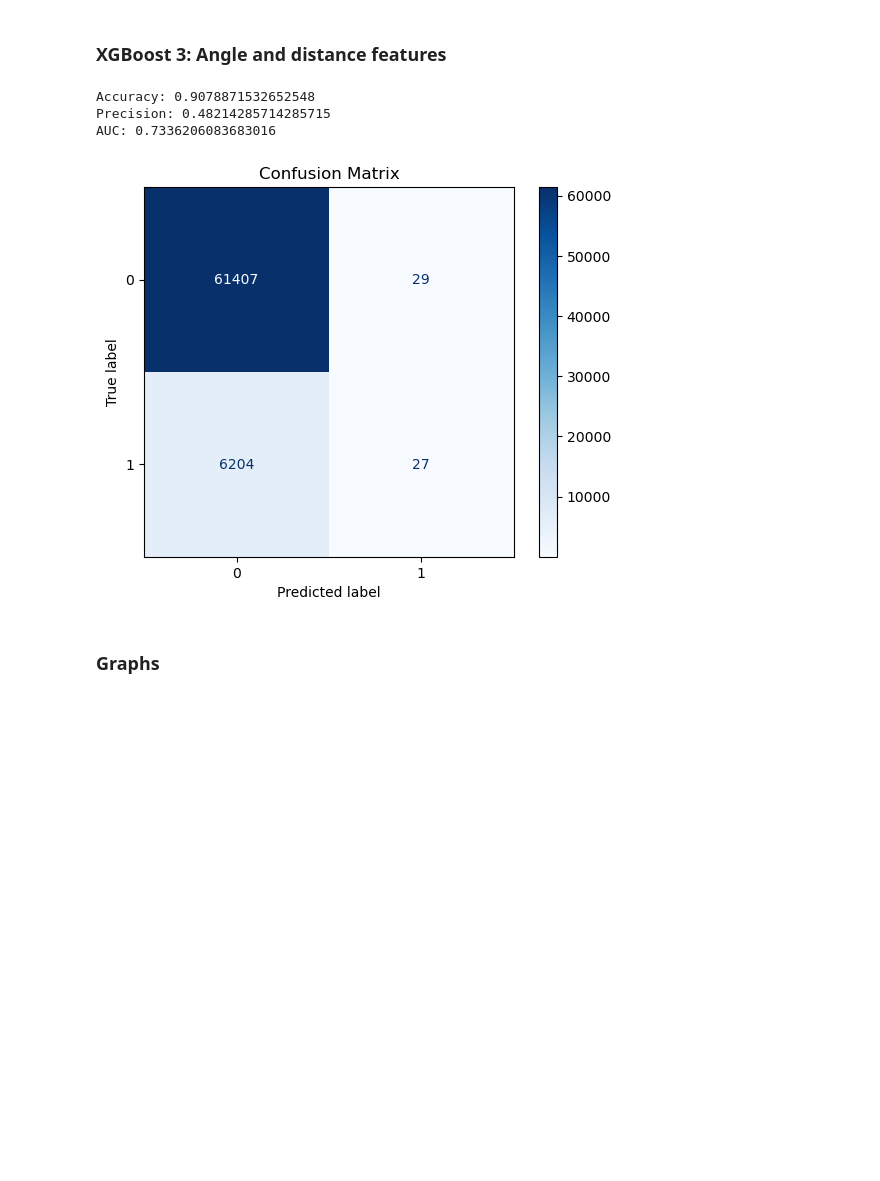
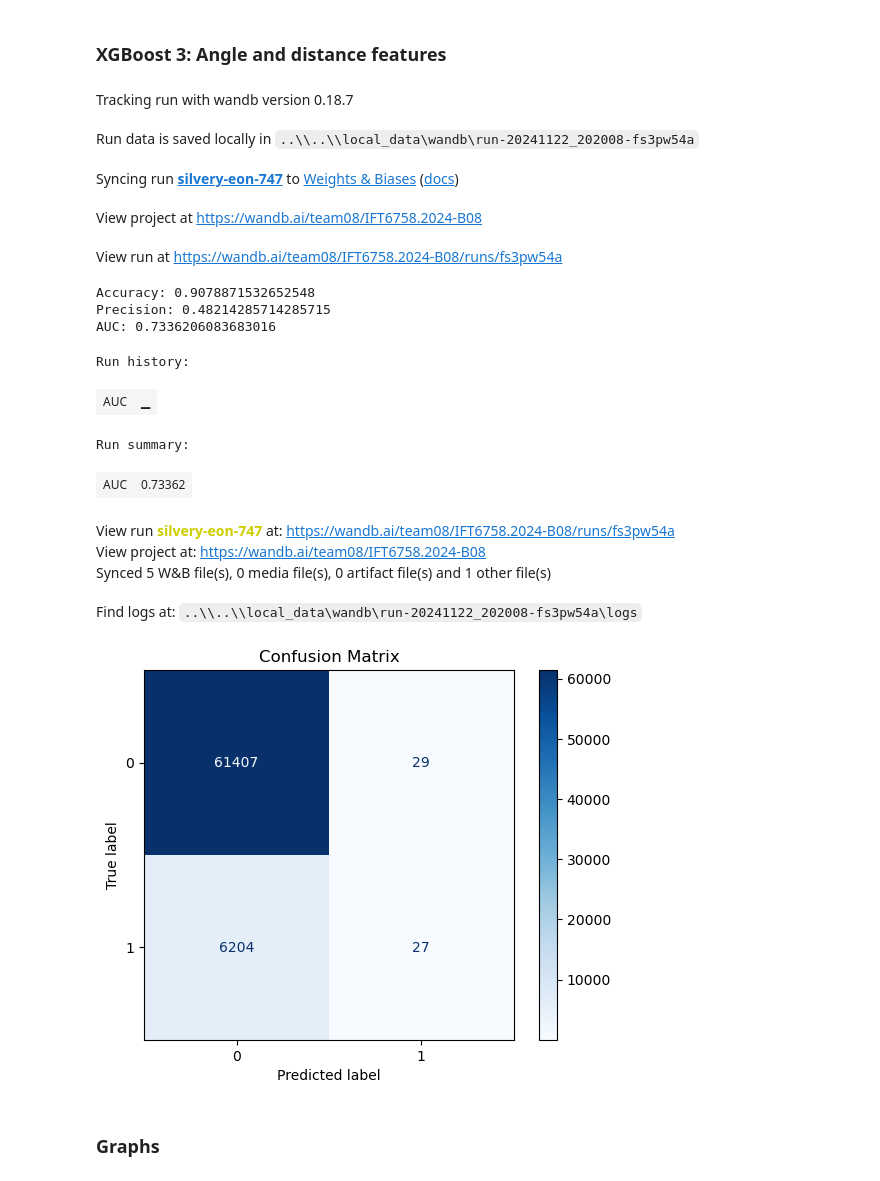
Before and after one commit to rajamatt/ift6758-project, a Jupyter notebook: notebooks/milestone_2/Task 5.ipynb, the cells around one changed output. Saved outputs shown, nothing was run; the diff lists cells and outputs as text; code cells hidden in the pictures; blank space fills up the shorter version.

```diff
--- a/notebooks/milestone_2/Task 5.ipynb
+++ b/notebooks/milestone_2/Task 5.ipynb
@@ -117,38 +165,67 @@ AUC: 0.6084668170586196
 # %% [markdown]
 ### XGBoost 3: Angle and distance features
 # %%
+wandb.init(
+    project="IFT6758.2024-B08",
+    entity="team08",
+    settings=wandb.Settings(init_timeout=120),
+    config={
+        "WANDB_NOTEBOOK_NAME": "Task 5.ipynb.ipynb",
+
+    }
+)
+wandb.run.name = "XGB_Distance_Angle"
+
 X_train = train_df[['shotAngle', 'shotDistance']]
 y_train = train_df['isGoal']
 
 X_val = val_df[['shotAngle', 'shotDistance']]
 y_val = val_df['isGoal']
 
 XGB_3 = XGBClassifier()
 XGB_3_log = XGB_3.fit(X_train, y_train)
 prediction_3 = XGB_3.predict(X_val)
 prob_scores_3 = XGB_3.predict_proba(X_val)[:,1]
 
 accuracy = accuracy_score(y_val, prediction_3)
 precision = precision_score(y_val, prediction_3)
-auc = roc_auc_score(y_val, prob_scores_3)
+auc_3 = roc_auc_score(y_val, prob_scores_3)
 print('Accuracy:', accuracy)
 print('Precision:', precision)
-print('AUC:', auc)
+print('AUC:', auc_3)
+wandb.log({"AUC": auc_3})
 
-cm = confusion_matrix(y_val, prediction_3)
-disp = ConfusionMatrixDisplay(confusion_matrix=cm, display_labels=XGB_1.classes_)
-disp.plot(cmap=plt.cm.Blues)
+cm_3 = confusion_matrix(y_val, prediction_3)
+disp_3 = ConfusionMatrixDisplay(confusion_matrix=cm_3, display_labels=XGB_3.classes_)
+disp_3.plot(cmap=plt.cm.Blues)
 plt.title("Confusion Matrix")
-plt.show()
+plt.savefig("confusion_matrix_3.png")
+wandb.log({"Confusion Matrix": wandb.Image("confusion_matrix_3.png")})
+
 
 prob_scores_3 = XGB_3.predict_proba(X_val)[:,1]
 model_3_path = os.path.join(XGB_path, "xgb_angle_distance.pkl")
 with open(model_3_path, 'wb') as f:
     pickle.dump(XGB_3_log, f)
+
+wandb.finish()
 # %% [output]
+Tracking run with wandb version 0.18.7
+Run data is saved locally in ..\\..\\local_data\wandb\run-20241122_202008-fs3pw54a
+Syncing run silvery-eon-747 to Weights & Biases (docs)
+View project at https://wandb.ai/team08/IFT6758.2024-B08
+View run at https://wandb.ai/team08/IFT6758.2024-B08/runs/fs3pw54a
 Accuracy: 0.9078871532652548
 Precision: 0.48214285714285715
 AUC: 0.7336206083683016
+Run history:
+| AUC | ▁ |
+Run summary:
+| AUC | 0.73362 |
+View run silvery-eon-747 at: https://wandb.ai/team08/IFT6758.2024-B08/runs/fs3pw54a
+View project at: https://wandb.ai/team08/IFT6758.2024-B08
+Synced 5 W&B file(s), 0 media file(s), 0 artifact file(s) and 1 other file(s)
+Find logs at: ..\\..\\local_data\wandb\run-20241122_202008-fs3pw54a\logs
 [figure]
 # %% [markdown]
 ### Graphs
```
Also changed, not shown: parts of 12 cells of this notebook.
